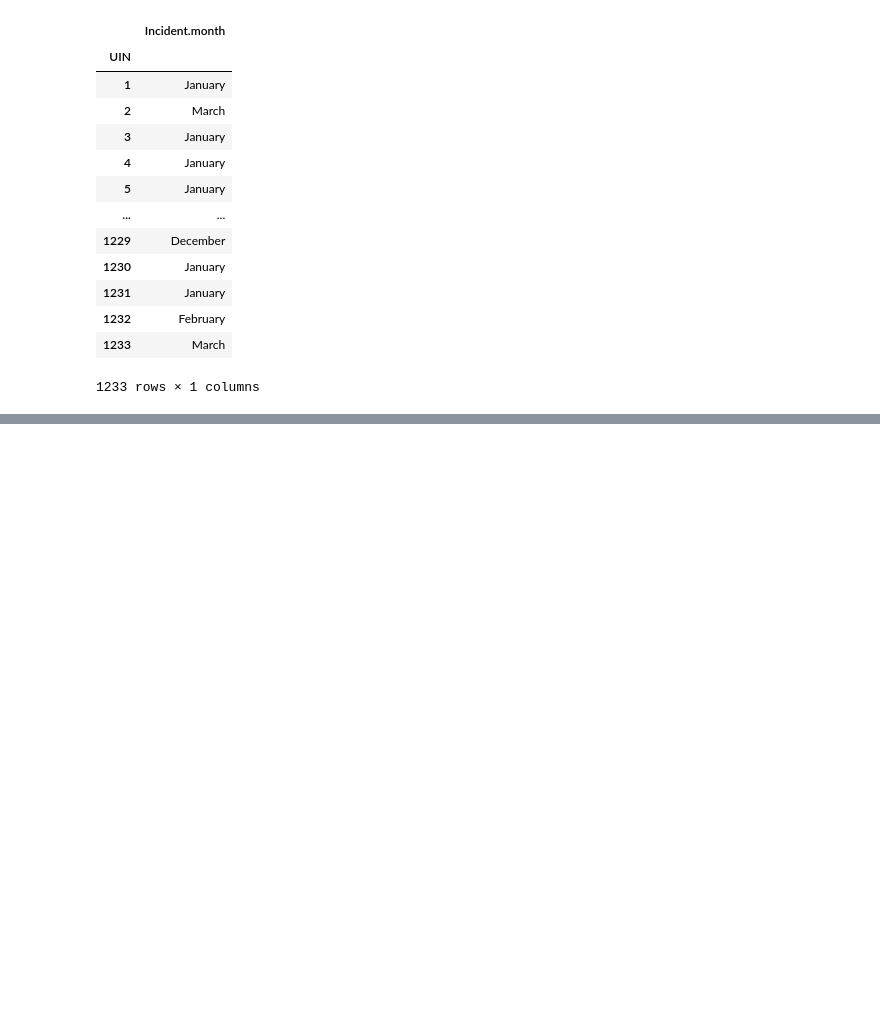
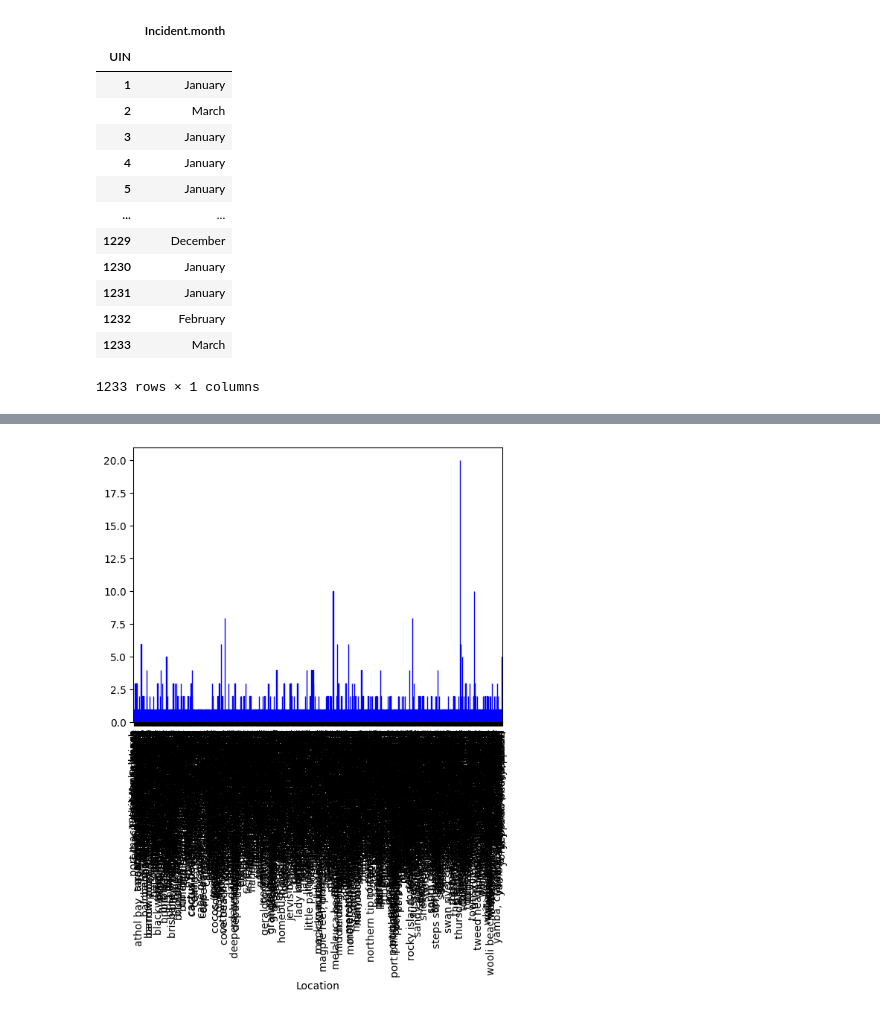
Before and after one commit to anushaTUe/visualisation-20245, a Jupyter notebook: dataset/further_exploration.ipynb, the cells around one changed output, grey strips where cells are left out. Cells and saved outputs as stored; diff of their text form; code cells hidden in the pictures; blank space fills up the shorter version.

```diff
--- a/dataset/further_exploration.ipynb
+++ b/dataset/further_exploration.ipynb
@@ -129,0 +155,5 @@ At first it may seem odd that the highest numbers of attacks are between Novembe
+# %%
+#df_location.plot(kind='scatter', x='Latitude', y='Longitude', color="b")
+
+df_location = df_shark.loc[:, ['Location']]
+df_location.sample(5)
@@ -129,0 +168,6 @@ At first it may seem odd that the highest numbers of attacks are between Novembe
+# %%
+
+location_counts = df_location['Location'].value_counts().sort_index()
+location_plot = location_counts.plot(kind='bar', width=0.8, color='skyblue', edgecolor='blue')
+# %% [output]
+[figure, added]
```
Also changed, not shown: parts of 8 cells of this notebook, 1 other file.
